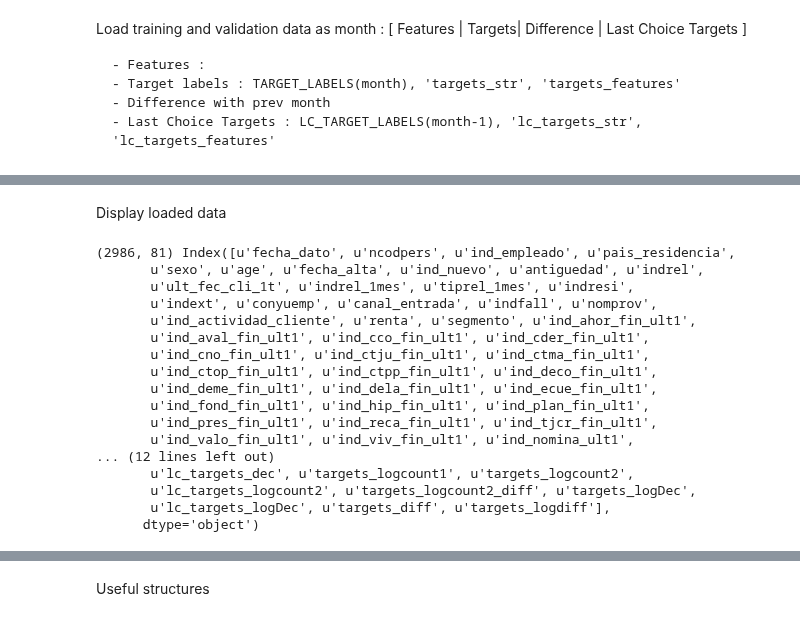
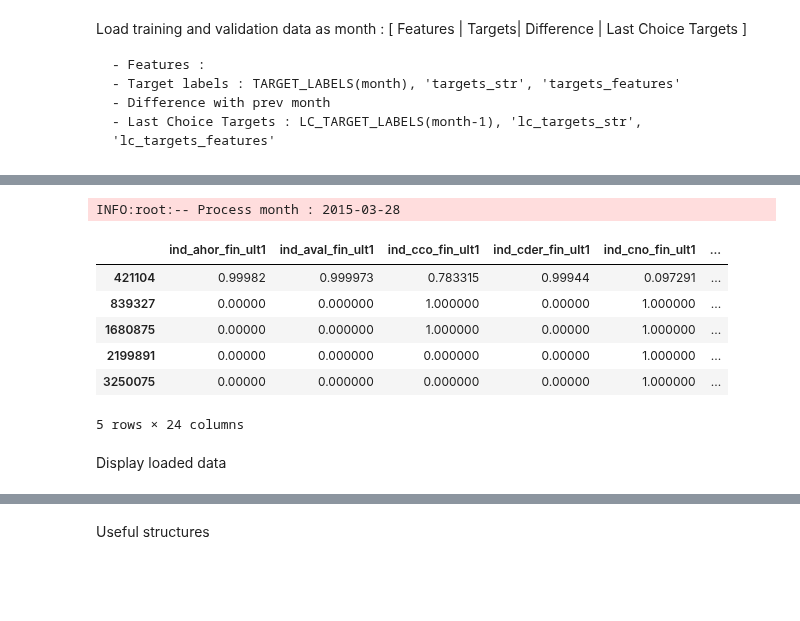
Before and after one commit to vfdev-5/SPR, a Jupyter notebook: keras/NN_predictions_2_CV_active_clients3.ipynb, the cells around one changed output, grey strips where cells are left out. Drawn from its saved outputs; the diff is of its cells as text; code cells hidden in the pictures; blank space fills up the shorter version.

```diff
--- a/keras/NN_predictions_2_CV_active_clients3.ipynb
+++ b/keras/NN_predictions_2_CV_active_clients3.ipynb
@@ -78,22 +57,45 @@ INFO:root:-- Transform age/renta/logdiff
+# %%
+df = train_df.copy()
+
+months = df['fecha_dato'].unique()
+for m in months:
+    logging.info("-- Process month : %s" % m)
+    tmask = df['fecha_dato'] == m
+
+    for t in TARGET_LABELS:
+        counts = df[tmask][t].value_counts()
+        counts = counts/counts.sum()
+
+#         print "\n", t
+#         print counts/counts.sum()
+
+        df.loc[tmask, t] = df.loc[tmask, t].apply(lambda x: counts[x])
+
+
+    break
+
+#     df.loc[tmask, 'targets_logcount1'] = df[tmask]['targets_str'].apply(lambda x: current_logcount_dict[x])
+#     df.loc[tmask, 'targets_logcount2'] = df[tmask]['targets_str'].apply(lambda x: logcount_dict[x])
+
+#     if df[tmask]['lc_targets_str'].isnull().sum() == 0:
+#         df.loc[tmask, 'lc_targets_logcount2'] = df[tmask]['lc_targets_str'].apply(lambda x: logcount_dict[x])
+#         df.loc[tmask, 'targets_logcount2_diff'] = df.loc[tmask, 'targets_logcount2'] - df.loc[
+#             tmask, 'lc_targets_logcount2']
+
+# df.loc[df['targets_logcount2_diff'].isnull(), 'targets_logcount2_diff'] = -99999
+# df.loc[df['lc_targets_logcount2'].isnull(), 'lc_targets_logcount2'] = -99999
+df[TARGET_LABELS].head()
+# %% [output]
+INFO:root:-- Process month : 2015-03-28
+|  | ind_ahor_fin_ult1 | ind_aval_fin_ult1 | ind_cco_fin_ult1 | ind_cder_fin_ult1 | ind_cno_fin_ult1 | ... |
+| 421104 | 0.99982 | 0.999973 | 0.783315 | 0.99944 | 0.097291 | ... |
+| 839327 | 0.00000 | 0.000000 | 1.000000 | 0.00000 | 1.000000 | ... |
+| 1680875 | 0.00000 | 0.000000 | 1.000000 | 0.00000 | 1.000000 | ... |
+| 2199891 | 0.00000 | 0.000000 | 0.000000 | 0.00000 | 1.000000 | ... |
+| 3250075 | 0.00000 | 0.000000 | 0.000000 | 0.00000 | 1.000000 | ... |
+5 rows × 24 columns
 # %% [markdown]
 Display loaded data
 # %%
-print train_df.shape, train_df.columns
+#print train_df.shape, train_df.columns
+#print val_df.shape, val_df.columns
-# %% [output]
-(2986, 81) Index([u'fecha_dato', u'ncodpers', u'ind_empleado', u'pais_residencia',
-       u'sexo', u'age', u'fecha_alta', u'ind_nuevo', u'antiguedad', u'indrel',
-       u'ult_fec_cli_1t', u'indrel_1mes', u'tiprel_1mes', u'indresi',
-       u'indext', u'conyuemp', u'canal_entrada', u'indfall', u'nomprov',
-       u'ind_actividad_cliente', u'renta', u'segmento', u'ind_ahor_fin_ult1',
-       u'ind_aval_fin_ult1', u'ind_cco_fin_ult1', u'ind_cder_fin_ult1',
-       u'ind_cno_fin_ult1', u'ind_ctju_fin_ult1', u'ind_ctma_fin_ult1',
-       u'ind_ctop_fin_ult1', u'ind_ctpp_fin_ult1', u'ind_deco_fin_ult1',
-       u'ind_deme_fin_ult1', u'ind_dela_fin_ult1', u'ind_ecue_fin_ult1',
-       u'ind_fond_fin_ult1', u'ind_hip_fin_ult1', u'ind_plan_fin_ult1',
-       u'ind_pres_fin_ult1', u'ind_reca_fin_ult1', u'ind_tjcr_fin_ult1',
-       u'ind_valo_fin_ult1', u'ind_viv_fin_ult1', u'ind_nomina_ult1',
-... (12 lines left out)
-       u'lc_targets_dec', u'targets_logcount1', u'targets_logcount2',
-       u'lc_targets_logcount2', u'targets_logcount2_diff', u'targets_logDec',
-       u'lc_targets_logDec', u'targets_diff', u'targets_logdiff'],
-      dtype='object')
```
Also changed, not shown: parts of 42 cells of this notebook, 2 other files.
